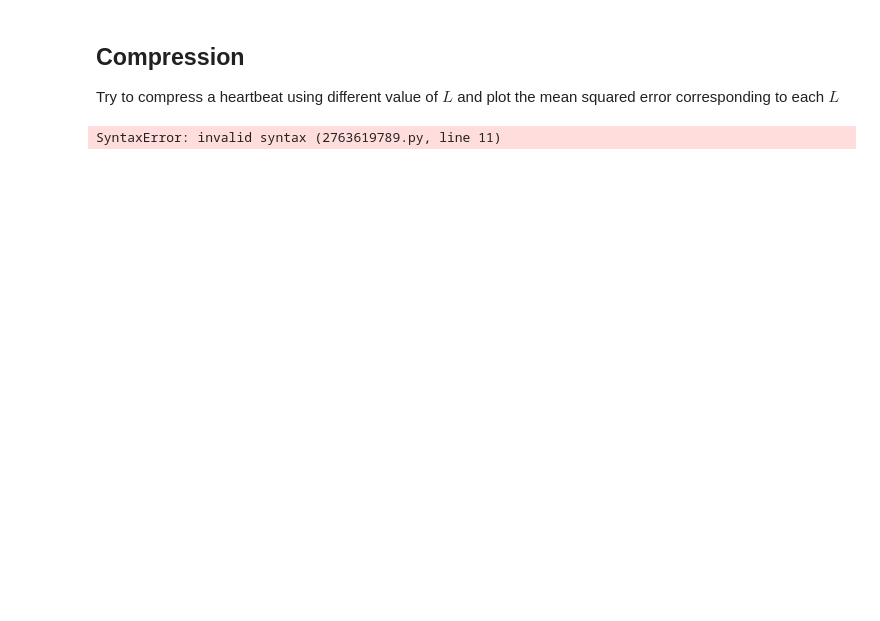
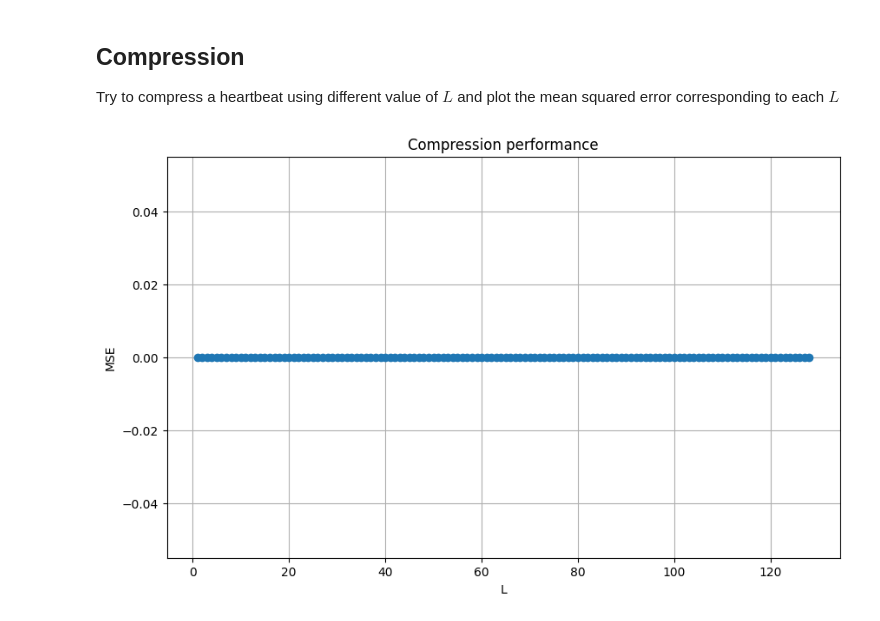
Before and after one commit to Pecneb/MMMIP_Assignments, a Jupyter notebook: Assignments/lez_1_orthonormal_basis.ipynb, the cells around one changed output. Drawn from its saved outputs; the diff is of its cells as text; code cells hidden in the pictures; blank space fills up the shorter version.

```diff
--- a/Assignments/lez_1_orthonormal_basis.ipynb
+++ b/Assignments/lez_1_orthonormal_basis.ipynb
@@ -225,32 +225,35 @@ Try to compress a heartbeat using different value of $L$ and plot the mean squar
 # %%
 x_HT = np.zeros((M)) # initialize the matrix of representations of S w.r.t. D
 s_hat = np.zeros((M))
 
 L_values = np.arange(1, M+1)
 MSE_values = np.zeros(M)
 
 origSignal = S[:, 0]
 
 for L in L_values:
      # transform each signal separately (analysis)
-    x = #
+    x = D.T @ origSignal
 
     # keep only the L largest coefficients (absolute value)
     #[...]
-    x_HT[:, i] = #
+    x_thresholded = np.zeros_like(x)
+    largest_indices = np.argsort(np.abs(x))[-L:]
+    x_thresholded[largest_indices] = x[largest_indices]
+    x_HT = x_thresholded
 
     # invert the transformation
-    s_hat = #
+    s_hat = x_HT @ D
 
-    mse = #
+    mse = np.mean((origSignal - s_hat))**2
 
     MSE_values[L-1] = mse
 
 plt.figure(figsize=(10,6))
 plt.plot(L_values, MSE_values, '-o')
 plt.xlabel('L')
 plt.ylabel('MSE')
 plt.title('Compression performance')
 plt.grid()
 # %% [output]
-SyntaxError: invalid syntax (2763619789.py, line 11)
+[figure, added]
```
Also changed, not shown: parts of 2 cells of this notebook.
